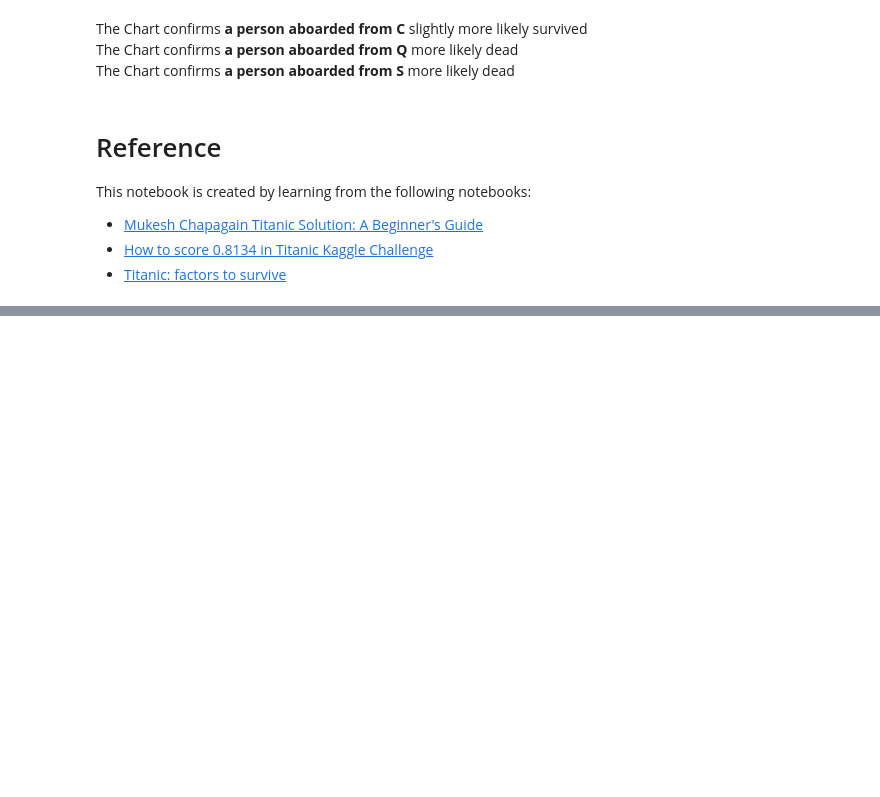
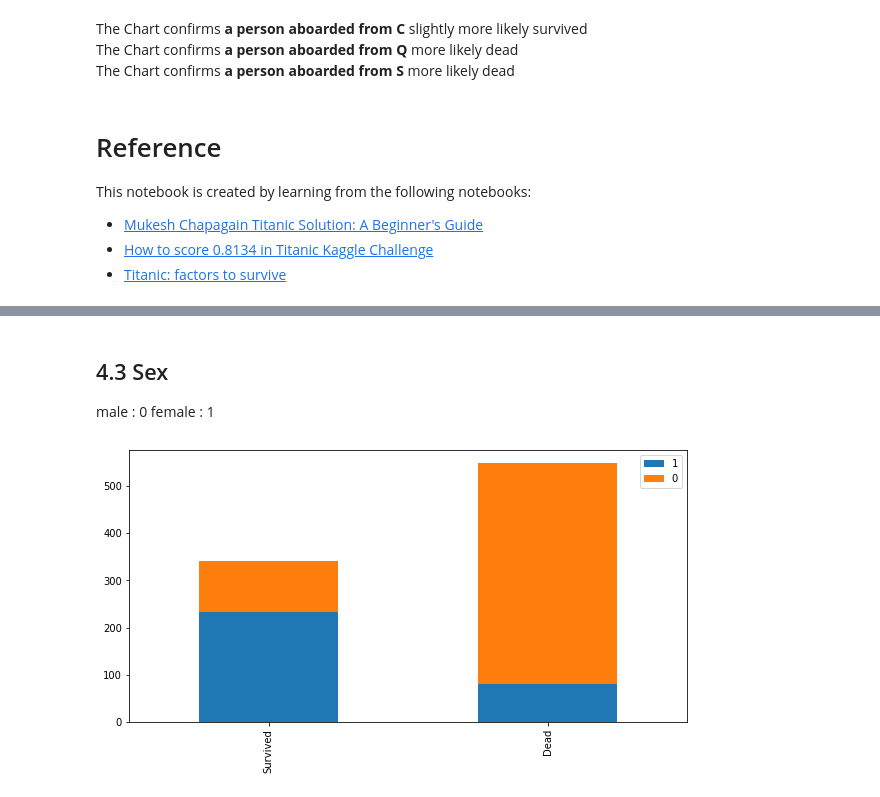
Before and after one commit to Lim-JiSeon/DataAnalysis, a Jupyter notebook: Data Analysis/Kaggle/Titanic/titanic_solution.ipynb, the cells around one changed output, grey strips where cells are left out. Drawn from its saved outputs; the diff is of its cells as text; code cells hidden in the pictures; blank space fills up the shorter version.

```diff
--- a/Data Analysis/Kaggle/Titanic/titanic_solution.ipynb
+++ b/Data Analysis/Kaggle/Titanic/titanic_solution.ipynb
@@ -217,0 +351,3 @@ This notebook is created by learning from the following notebooks:
+# %% [markdown]
+## 4.3 Sex
+male : 0 female : 1
@@ -217,0 +358,4 @@ This notebook is created by learning from the following notebooks:
+# %%
+bar_chart('Sex')
+# %% [output]
+[figure, added]
```
Also changed, not shown: parts of 68 cells of this notebook.
